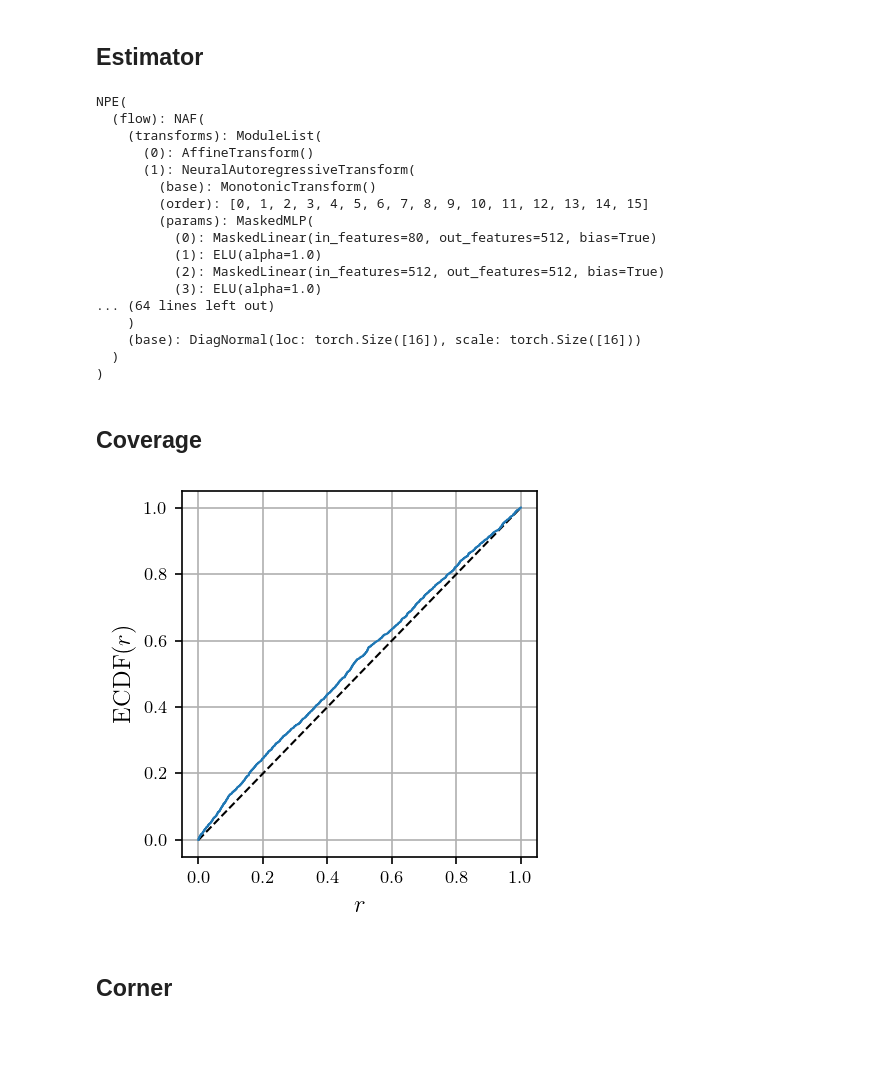
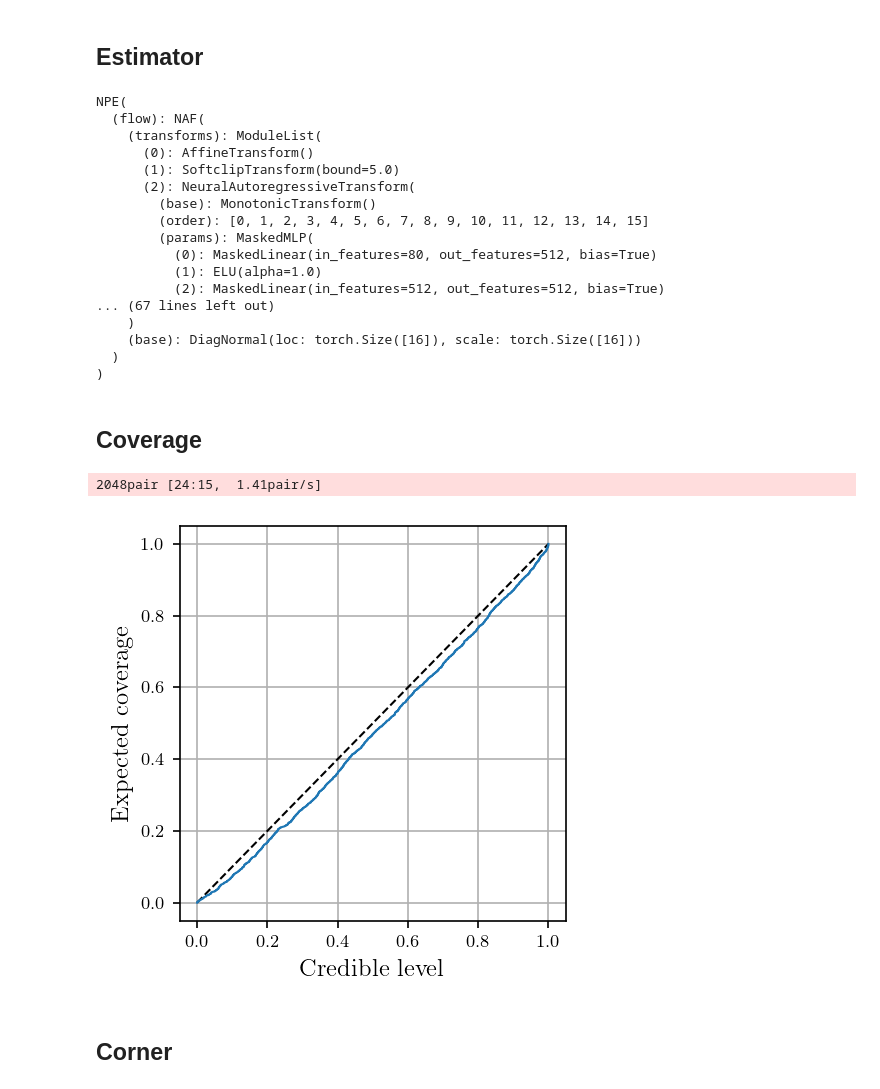
Before and after one commit to MalAstronomy/sbi-ear, a Jupyter notebook: eval.ipynb, the cells around one changed output. Saved outputs shown, nothing was run; the diff lists cells and outputs as text; code cells hidden in the pictures; blank space fills up the shorter version.

```diff
--- a/eval.ipynb
+++ b/eval.ipynb
@@ -39,7 +40,6 @@ estimator = NPE(
     moments=(torch.zeros(16), torch.ones(16)),
     transforms=3,
     build=NAF,
-    signal=16,
     hidden_features=[512] * 5,
     activation='ELU',
 )
@@ -56,15 +56,15 @@ NPE(
   (flow): NAF(
     (transforms): ModuleList(
       (0): AffineTransform()
-      (1): NeuralAutoregressiveTransform(
+      (1): SoftclipTransform(bound=5.0)
+      (2): NeuralAutoregressiveTransform(
         (base): MonotonicTransform()
         (order): [0, 1, 2, 3, 4, 5, 6, 7, 8, 9, 10, 11, 12, 13, 14, 15]
         (params): MaskedMLP(
           (0): MaskedLinear(in_features=80, out_features=512, bias=True)
           (1): ELU(alpha=1.0)
           (2): MaskedLinear(in_features=512, out_features=512, bias=True)
-          (3): ELU(alpha=1.0)
-... (64 lines left out)
+... (67 lines left out)
     )
     (base): DiagNormal(loc: torch.Size([16]), scale: torch.Size([16]))
   )
@@ -94,8 +74,12 @@ ranks = torch.cat(ranks)
-# %%
-fig = rank_ecdf(ranks)
-fig.savefig(runpath / 'ecdf.pdf')
-# %% [output]
-[figure, removed]
+# %%
+testset = H5Dataset(datapath / 'test.h5')
+iterator = ((theta.cuda(), noisy(x).cuda()) for theta, x in testset)
+# %%
+levels, coverages = expected_coverage_mc(lambda x: estimator.flow(embedding(x)), iterator)
+fig = coverage_plot(levels, coverages)
+# %% [output]
+2048pair [24:15,  1.41pair/s]
+[figure, added]
 # %% [markdown]
 ## Corner
 # %%
```
Also changed, not shown: parts of 8 cells of this notebook, 4 other files.
